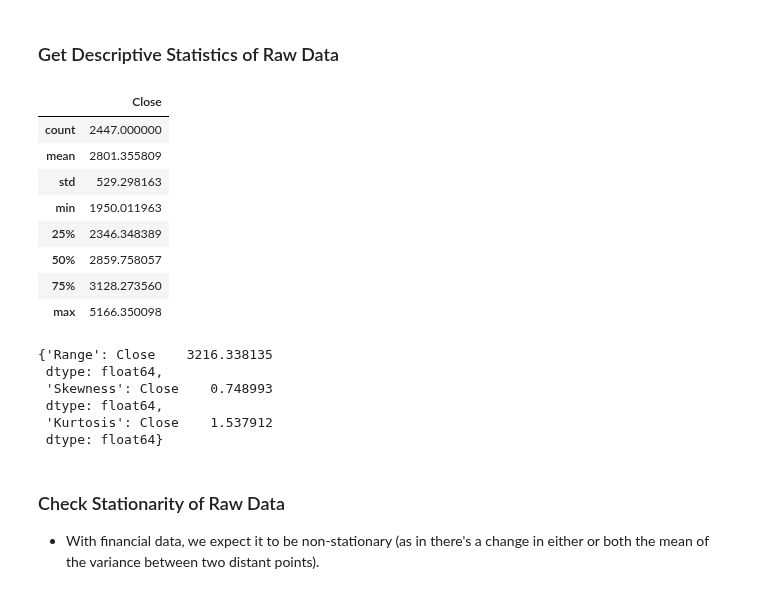
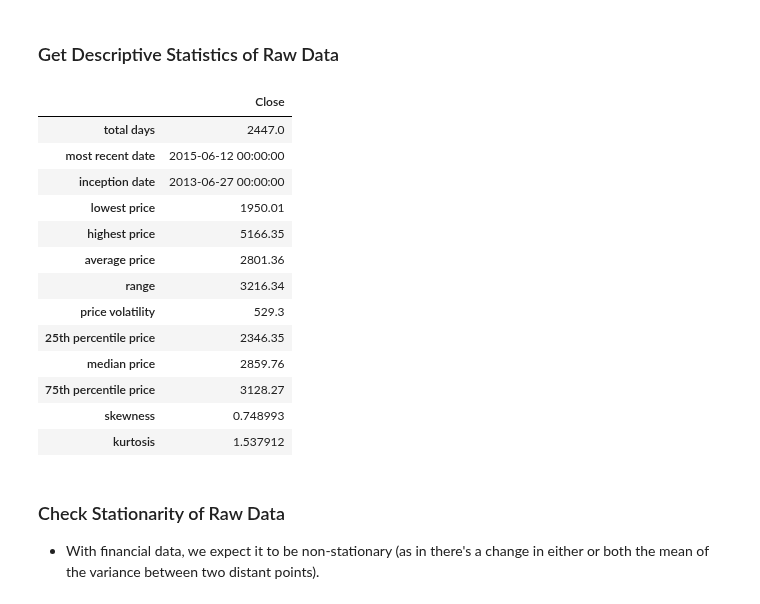
Before and after one commit to Brinkley97/applied_time_series_and_machine_learning, a Jupyter notebook: framework_for_time_series_data/nlp_ts/paper-daily-sse_stock-ts_models.ipynb, the cells around one changed output. Saved outputs shown, nothing was run; the diff lists cells and outputs as text; code cells hidden in the pictures.

```diff
--- a/framework_for_time_series_data/nlp_ts/paper-daily-sse_stock-ts_models.ipynb
+++ b/framework_for_time_series_data/nlp_ts/paper-daily-sse_stock-ts_models.ipynb
@@ -60,9 +60,9 @@ stocks = [
     ("000001.SS", "Shanghai Composite Index")
 ]
 independent_variable = "Close"
-# # frequency =
+frequency = '1d'
 stocks = [Stock(*s) for s in stocks]
-stocks = {s.symbol: build_stock_uts(s.symbol, s.name, independent_variable, start_date=start_date, end_date=end_date, frequency='1d') for s in stocks}
+stocks = {s.symbol: build_stock_uts(s.symbol, s.name, independent_variable, start_date=start_date, end_date=end_date, frequency=frequency) for s in stocks}
 # %% [output]
 [*********************100%***********************]  1 of 1 completed
 # %%
@@ -113,26 +113,24 @@ stock_of_interest.plot(tick_skip=75)
 # %% [markdown]
 ### Get Descriptive Statistics of Raw Data
 # %%
-stock_of_interest.get_statistics()
+time_type = 'days'
+stock_data = True
+stock_of_interest.get_statistics(time_type, stock_data)
 # %% [output]
 |  | Close |
-| count | 2447.000000 |
-| mean | 2801.355809 |
-| std | 529.298163 |
-| min | 1950.011963 |
-| 25% | 2346.348389 |
-| 50% | 2859.758057 |
-| 75% | 3128.273560 |
-| max | 5166.350098 |
+| total days | 2447.0 |
+| most recent date | 2015-06-12 00:00:00 |
+| inception date | 2013-06-27 00:00:00 |
+| lowest price | 1950.01 |
+| highest price | 5166.35 |
+| average price | 2801.36 |
+| range | 3216.34 |
+| price volatility | 529.3 |
+| 25th percentile price | 2346.35 |
+| median price | 2859.76 |
+| 75th percentile price | 3128.27 |
+| skewness | 0.748993 |
+| kurtosis | 1.537912 |
-# %%
-stock_of_interest.range_skewness_kurtosis()
-# %% [output]
-{'Range': Close    3216.338135
- dtype: float64,
- 'Skewness': Close    0.748993
- dtype: float64,
- 'Kurtosis': Close    1.537912
- dtype: float64}
 # %% [markdown]
 ### Check Stationarity of Raw Data
 
```
Also changed, not shown: parts of 1 cell of this notebook, 1 other file.
